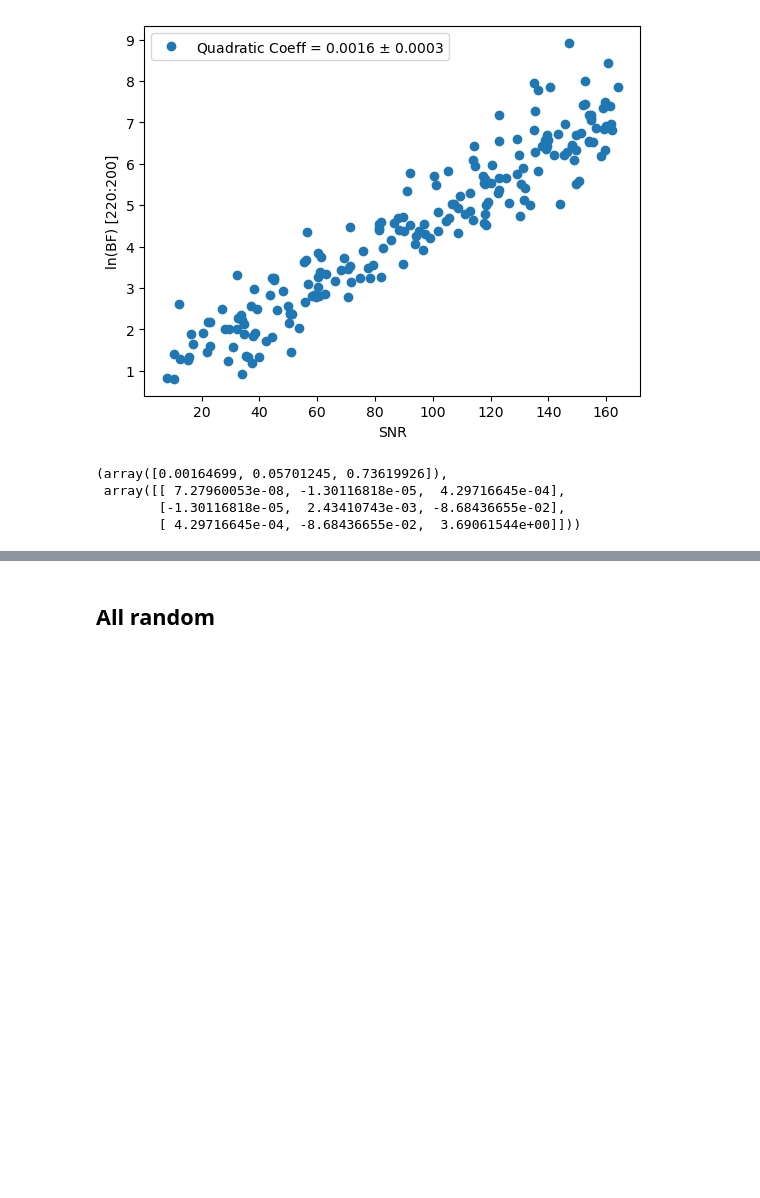
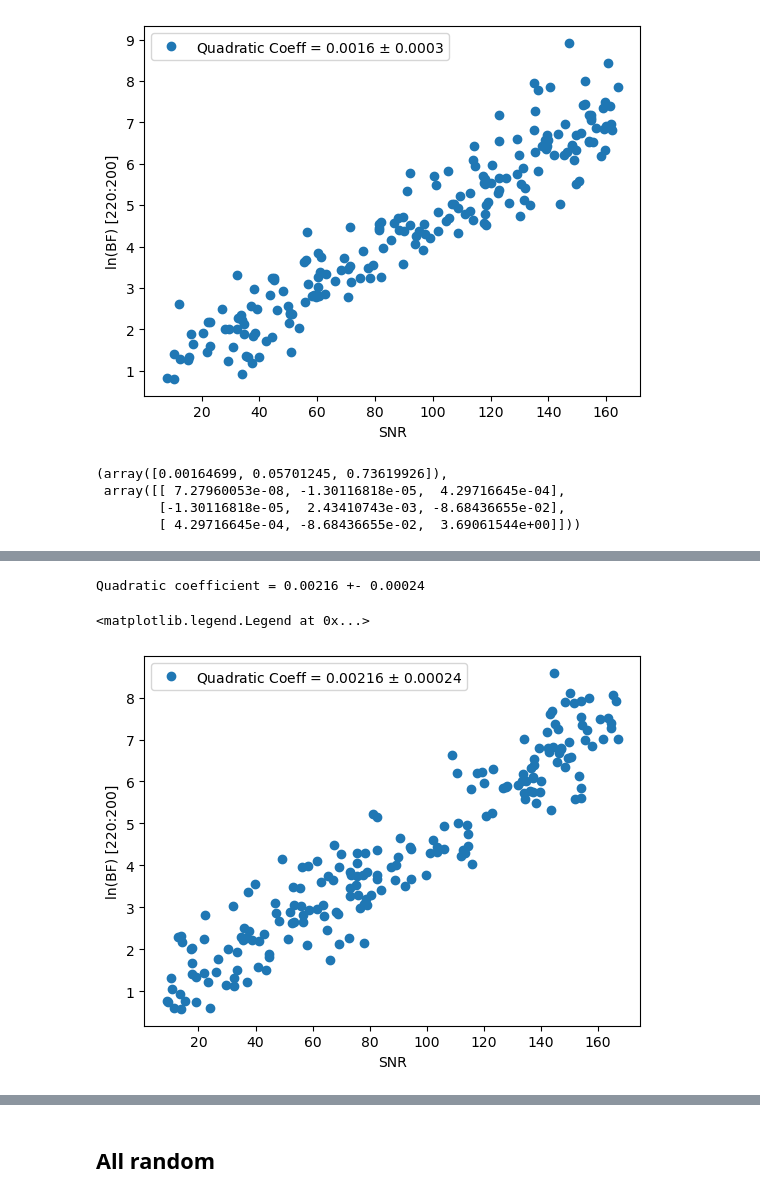
Before and after one commit to Lu-Neil/qnm_filter, a Jupyter notebook: code_demo/SNR_vs_BF/cluster_results.ipynb, the cells around one changed output, grey strips where cells are left out. Cells and saved outputs as stored; diff of their text form; code cells hidden in the pictures; blank space fills up the shorter version.

```diff
--- a/code_demo/SNR_vs_BF/cluster_results.ipynb
+++ b/code_demo/SNR_vs_BF/cluster_results.ipynb
@@ -122,0 +104,18 @@ Quadratic coefficient = 0.00181 +- 0.00015
+# %%
+#Mislabeled, actually another no flow and agrees as well
+data = np.loadtxt('./results/BF_scaling_allFixed_noFlow_noRemoveMean220:200_ALL.dat')
+idx = data.T[0]<250
+[SNRtot_MF, evidence_inj, evidence_filt, nofilter, \
+occams_inj,occams_filt, mass_in_solar, chi_inject] = data.T[:,idx]
+
+log_BF = evidence_inj - evidence_filt
+coeff, err = np.polyfit(SNRtot_MF, log_BF, deg=2, cov=True)
+print(r'Quadratic coefficient = %.5f +- %.5f' % (coeff[0], np.sqrt(err[0,0])))
+pl.plot(SNRtot_MF, np.sqrt(log_BF), 'o', label=r'Quadratic Coeff = %.5f $\pm$ %.5f' % (coeff[0], np.sqrt(err[0,0])))
+pl.xlabel("SNR")
+pl.ylabel("ln(BF) [220:200]")
+pl.legend()
+# %% [output]
+Quadratic coefficient = 0.00216 +- 0.00024
+<matplotlib.legend.Legend at 0x...>
+[figure, added]
```
Also changed, not shown: parts of 9 cells of this notebook, 11 other files.
